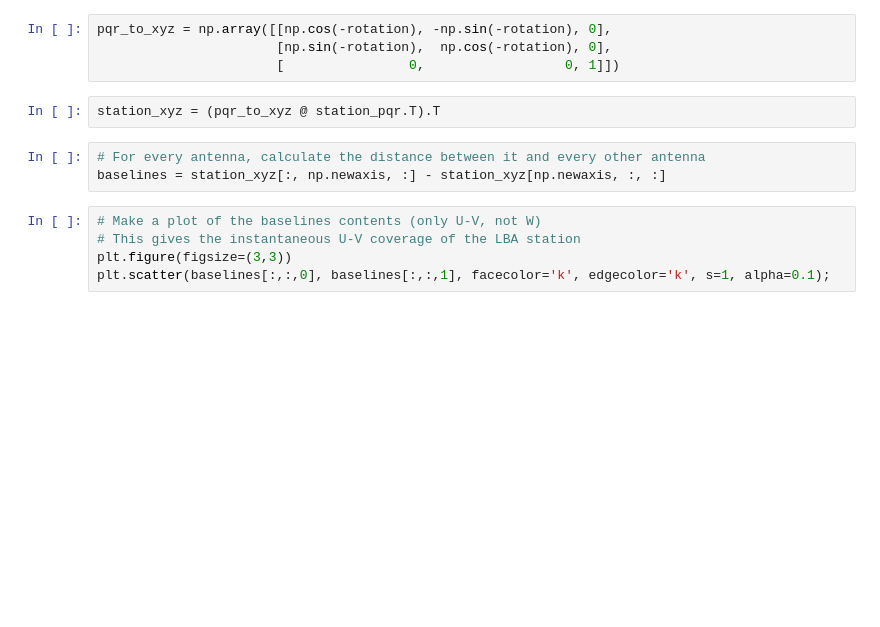
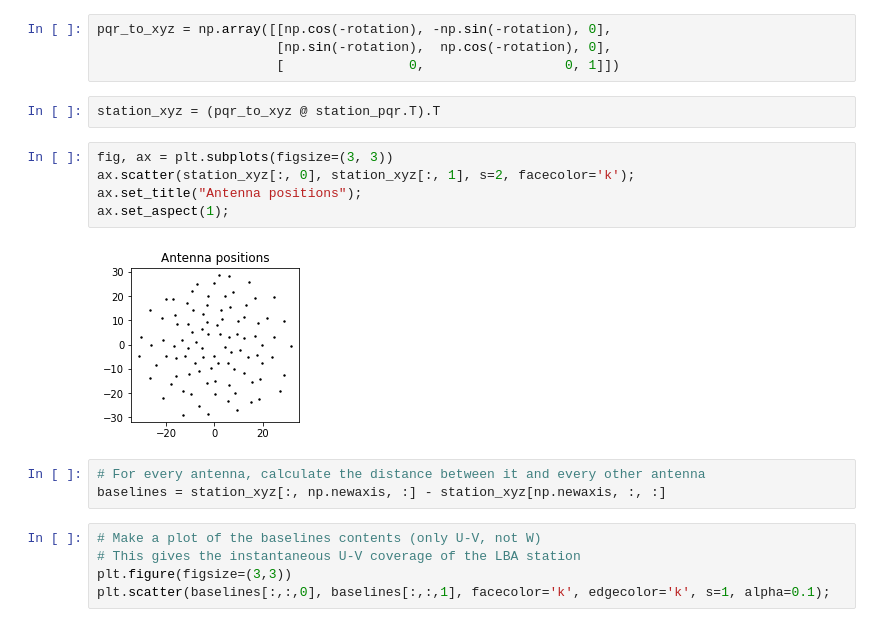
Before and after one commit to lofar-astron/lofarimaging, a Jupyter notebook: LOFAR LBA imaging tutorial v4.ipynb, the cells around one changed output. Drawn from its saved outputs; the diff is of its cells as text; blank space fills up the shorter version.

Commit message:
Factor out sky plotting, plot station

```diff
--- a/LOFAR LBA imaging tutorial v4.ipynb
+++ b/LOFAR LBA imaging tutorial v4.ipynb
@@ -216,6 +216,13 @@ pqr_to_xyz = np.array([[np.cos(-rotation), -np.sin(-rotation), 0],
                        [                0,                  0, 1]])
 # %%
 station_xyz = (pqr_to_xyz @ station_pqr.T).T
+# %%
+fig, ax = plt.subplots(figsize=(3, 3))
+ax.scatter(station_xyz[:, 0], station_xyz[:, 1], s=2, facecolor='k');
+ax.set_title("Antenna positions");
+ax.set_aspect(1);
+# %% [output]
+[figure, added]
 # %%
 # For every antenna, calculate the distance between it and every other antenna
 baselines = station_xyz[:, np.newaxis, :] - station_xyz[np.newaxis, :, :]
```
Also changed, not shown: parts of 6 cells of this notebook, 1 other file.
